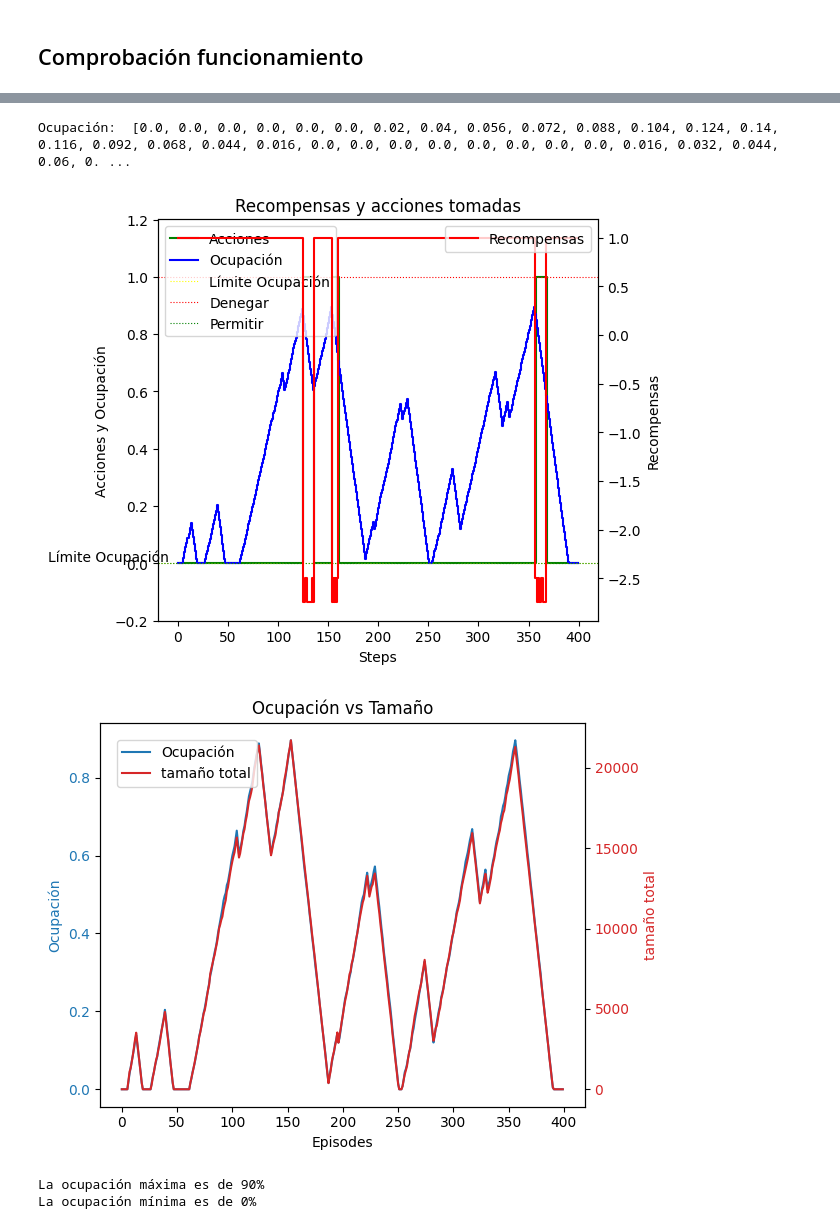
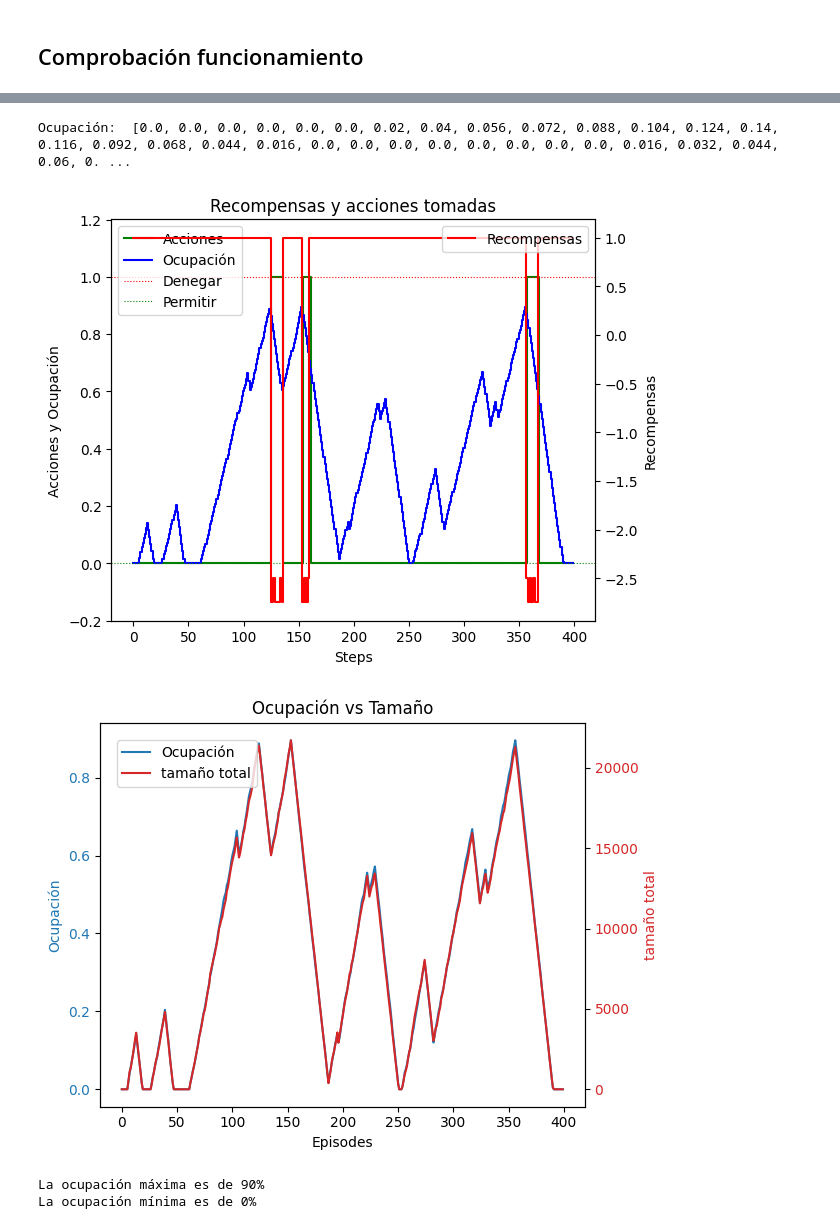
Before and after one commit to CesarRodrigu/GII-24.19-contramedidas-IoT-mediante-reinforcement-learning, a Jupyter notebook: RL/RedInicial.ipynb, the cells around one changed output, grey strips where cells are left out. Saved outputs shown, nothing was run; the diff lists cells and outputs as text; code cells hidden in the pictures.

```diff
--- a/RL/RedInicial.ipynb
+++ b/RL/RedInicial.ipynb
@@ -320,6 +248,9 @@ assert len(acciones) == len(rewards)
 # plt.plot(rewards, label="rewards")
 
 fig, ax1 = plt.subplots()
+ocu=[x["OcupacionActual"] for x in stats]
+estados=[x["EstadoMaquina"] for x in stats]
+acciones=[Acciones.action_to_int(x["Action"]) for x in stats]
 
 # Primer eje Y con acciones y ocupación de cola
 ax1.plot(acciones, label=f"Action: Allow {Acciones.action_to_int(Acciones.PERMITIR)}, Deny {Acciones.action_to_int(Acciones.DENEGAR)}",color='#0000FF')
@@ -342,9 +273,7 @@ plt.show()
 
 
 print("Rewards: ", rewards)
-num_permitidos: int = acciones.count(Acciones.action_to_int(Acciones.PERMITIR))
-print(num_permitidos, len(acciones)-num_permitidos, "",
-      num_permitidos/len(acciones), 1-num_permitidos/len(acciones))
+calcular_stats_acciones(acciones)
 # %% [output]
 [figure]
 Rewards:  [1.0, 1.0, 1.0, 1.0, 1.0, 1.0, 1.0, 1.0, 1.0, 1.0, 1.0, 1.0, 1.0, 1.0, 1.0, 1.0, 1.0, 1.0, 1.0, 1.0, 1.0, 1.0, 1.0, 1.0, 1.0, 1.0, 1.0, 1.0, 1.0, 1.0, 1.0, 1.0, 1.0, 1.0, 1.0, 1.0, 1.0, 1.0, ...
@@ -359,29 +289,15 @@ ax1.set_ylabel('Acciones y Ocupación')
 
 # Graficar las acciones y la ocupación
 ax1.step(range(len(acciones)), acciones, label="Acciones", where='post',color='green')
-# ax1.step(range(len(acciones)), [1] * len(acciones), label="Denegar", where='mid')  # Ajustar según tus datos
 ax1.step(range(len(ocu)), ocu, label="Ocupación", where='mid', color='blue')
 
-# Crear línea horizontal en el gráfico
-ax1.axhline(y=lim_ocu, color='yellow', linestyle='dotted',
-            linewidth=0.8, label='Límite Ocupación')
 
 # Agregar marca en el eje Y
 ticks = list(ax1.get_yticks())  # Obtener los ticks actuales
-if lim_ocu not in ticks:
-    ticks.append(lim_ocu)  # Agregar el límite de ocupación a los ticks
+
 ax1.set_yticks(sorted(ticks))  # Actualizar los ticks
 
-# Anotar el límite en el eje
-ax1.annotate(
-    'Límite Ocupación',
-    xy=(-0.1, lim_ocu),  # Coordenada en el eje Y
-    xytext=(-50, lim_ocu + 5),
-    textcoords='offset points',
-    fontsize=10, color='black',
-    ha='center',
-    va='center'
-)
+
 ax1.axhline(y=Acciones.action_to_int(Acciones.DENEGAR), color='red',
             linestyle='dotted', linewidth=0.8, label='Denegar')
 ax1.axhline(y=Acciones.action_to_int(Acciones.PERMITIR),
@@ -406,55 +322,42 @@ plt.title("Recompensas y acciones tomadas")
 plt.show()
 
 
-tam = [x/1 for x in tams]
+tam = [x["TamañoTotal"] for x in stats]
 
-
-"""
-plt.step(range(len(acciones)), acciones, label="acciones", where='mid')
-plt.step(range(len(acciones)), [Acciones.action_to_int(Acciones.DENEGAR)]*len(acciones), label="Denegar", where='mid')
-plt.plot([lim_ocu]*len(ocu), label="LimiteOcupación")
-"""
 
 fig, ax1 = plt.subplots()
 
 train_data_monitor: DataFrame = pd.read_csv(tmp_path+"monitor.csv", header=1)
 
 episodes = range(len(train_data_monitor['l']))
 
 # Plot rollout/ep_rew_mean on the first y-axis
 ax1.set_xlabel('Episodes')
 color = 'tab:blue'
 label = 'Ocupación'
 ax1.set_ylabel(label, color=color)
 ax1.plot(range(len(ocu)), ocu, color=color, label=label)
 ax1.tick_params(axis='y', labelcolor=color)
 ax1.set_title('Ocupación vs Tamaño')
 
 
 ax2 = ax1.twinx()
 color = 'tab:red'
 label = 'tamaño total'
 ax2.set_ylabel(label, color=color)
-ax2.plot(range(len(tams)), tam, color=color, label=label)
+ax2.plot(range(len(tam)), tam, color=color, label=label)
 ax2.tick_params(axis='y', labelcolor=color)
 
 fig.tight_layout()
 fig.legend(loc='upper left', bbox_to_anchor=(0.12, 0.9))
 
 plt.show()
 
-"""plt.step(range(len(ocu)),ocu, label="Ocupación",where='mid')
-plt.step(range(len(tams)),tam, label="Tamaño",where='mid')
-
-
-plt.title("Recompensas y acciones tomadas")
-plt.legend()
-plt.show()"""
 print(f"La ocupación máxima es de {np.max(ocu):.0%}")
 print(f"La ocupación mínima es de {np.min(ocu):.0%}")
 # %% [output]
 Ocupación:  [0.0, 0.0, 0.0, 0.0, 0.0, 0.0, 0.02, 0.04, 0.056, 0.072, 0.088, 0.104, 0.124, 0.14, 0.116, 0.092, 0.068, 0.044, 0.016, 0.0, 0.0, 0.0, 0.0, 0.0, 0.0, 0.0, 0.0, 0.016, 0.032, 0.044, 0.06, 0. ...
-[figure, old version]
+[figure, new version]
 [figure]
 La ocupación máxima es de 90%
 La ocupación mínima es de 0%
```
Also changed, not shown: parts of 14 cells of this notebook, 1 other file.
